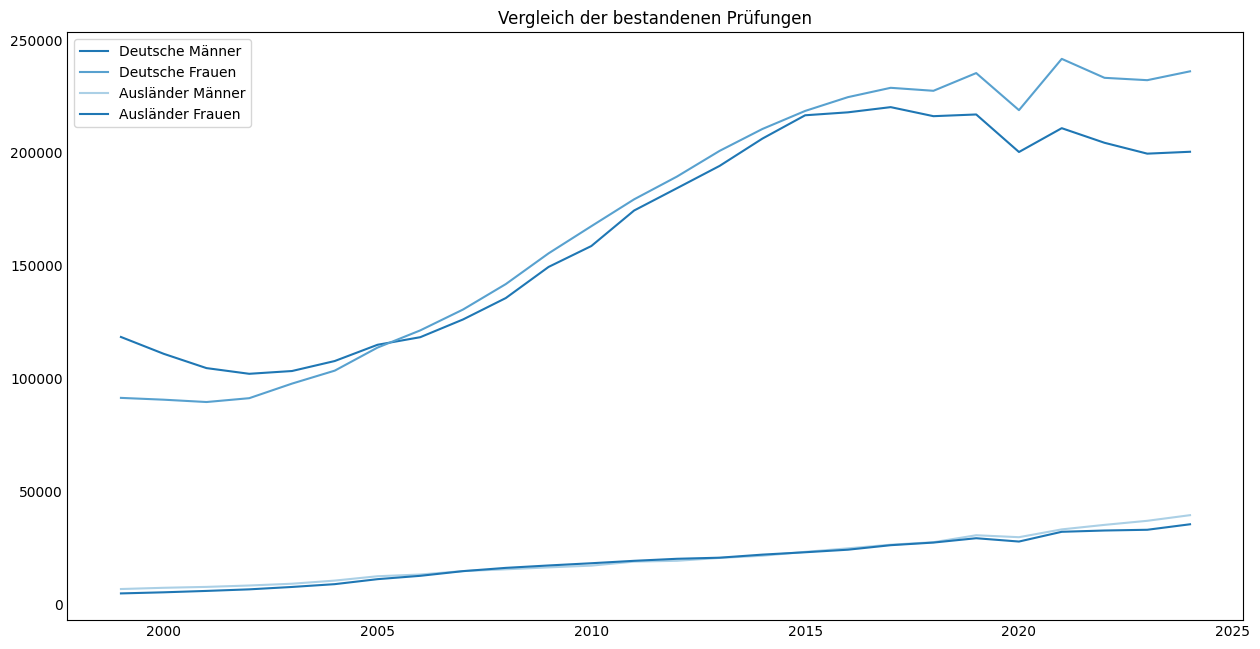
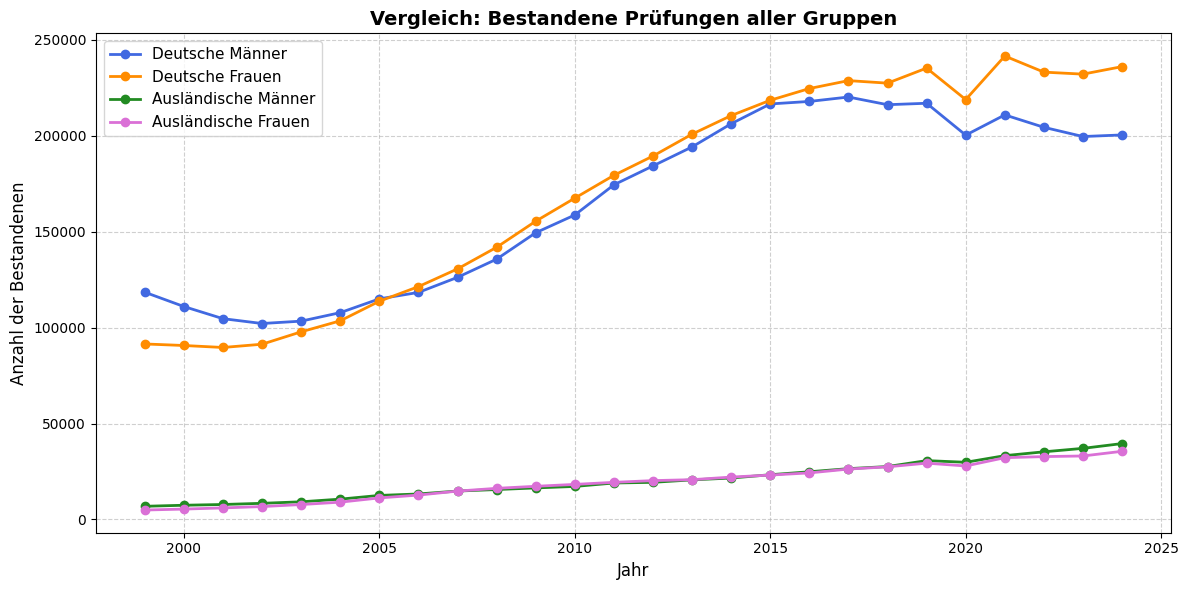
The notebook cell's code change between the first figure and the second:
--- before
+++ after
@@ -1,11 +1,35 @@
-plt.figure(figsize=(12,6))
+import pandas as pd
+import matplotlib.pyplot as plt
 
-plt.plot(df.iloc[2:,0], df.iloc[2:,1].astype(int), label="Deutsche Männer")
-plt.plot(df.iloc[2:,0], df.iloc[2:,5].astype(int), label="Deutsche Frauen")
-plt.plot(df.iloc[2:,0], df.iloc[2:,9].astype(int), label="Ausländer Männer")
-plt.plot(df.iloc[2:,0], df.iloc[2:,13].astype(int), label="Ausländer Frauen")
 
-plt.legend()
-plt.grid()
-plt.title("Vergleich der bestandenen Prüfungen")
+df = pd.read_csv(input_data, sep=";")
+df.columns = df.columns.str.strip()
+
+
+years = df.iloc[2:, 0]
+
+passed_de_men = df.iloc[2:, 1].astype(int)       
+passed_de_women = df.iloc[2:, 5].astype(int)     
+passed_frgn_men = df.iloc[2:, 9].astype(int)    
+passed_frgn_women = df.iloc[2:, 13].astype(int)  
+
+
+plt.figure(figsize=(12, 6))
+
+
+plt.plot(years, passed_de_men, marker="o", color="royalblue", label="Deutsche Männer", linewidth=2)
+plt.plot(years, passed_de_women, marker="o", color="darkorange", label="Deutsche Frauen", linewidth=2)
+plt.plot(years, passed_frgn_men, marker="o", color="forestgreen", label="Ausländische Männer", linewidth=2)
+plt.plot(years, passed_frgn_women, marker="o", color="orchid", label="Ausländische Frauen", linewidth=2)
+
+
+plt.title("Vergleich: Bestandene Prüfungen aller Gruppen", fontsize=14, fontweight='bold')
+plt.xlabel("Jahr", fontsize=12)
+plt.ylabel("Anzahl der Bestandenen", fontsize=12)
+
+
+plt.legend(fontsize=11)
+plt.grid(True, linestyle="--", alpha=0.6)
+
+plt.tight_layout()
 plt.show()

Commit: 1